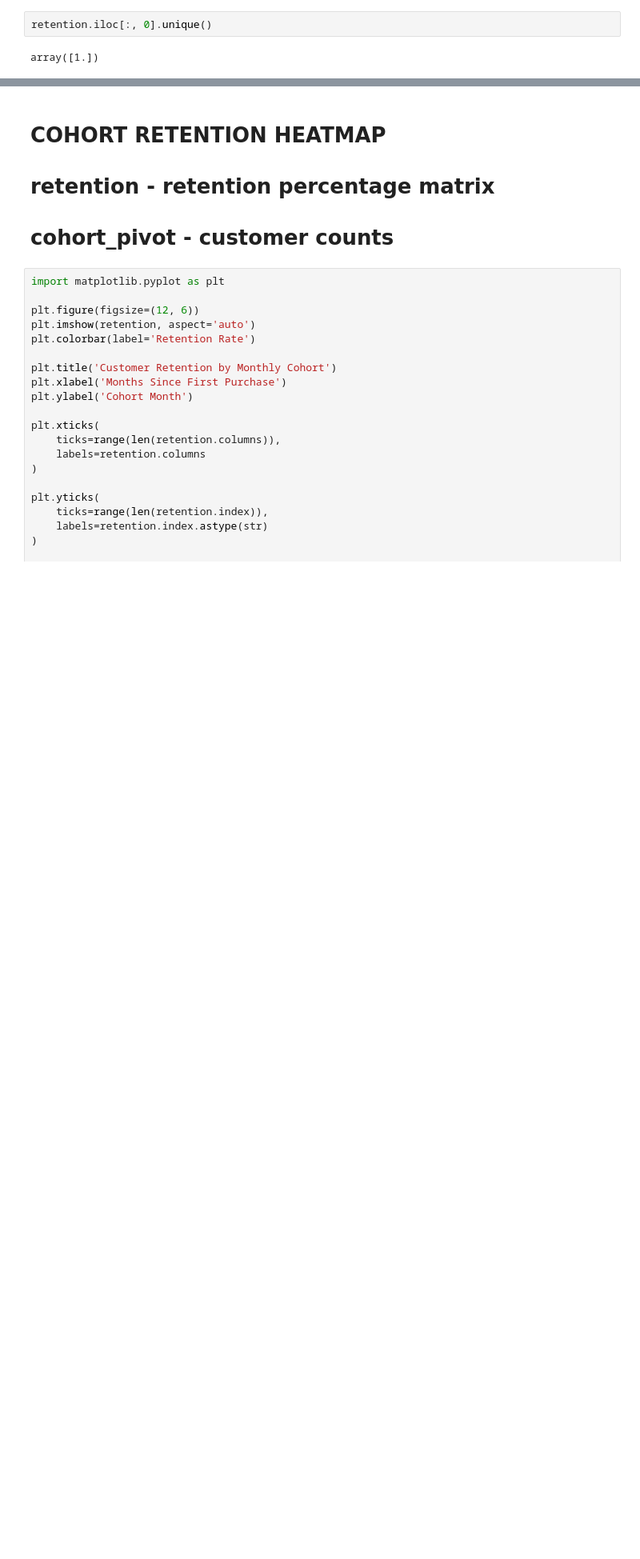
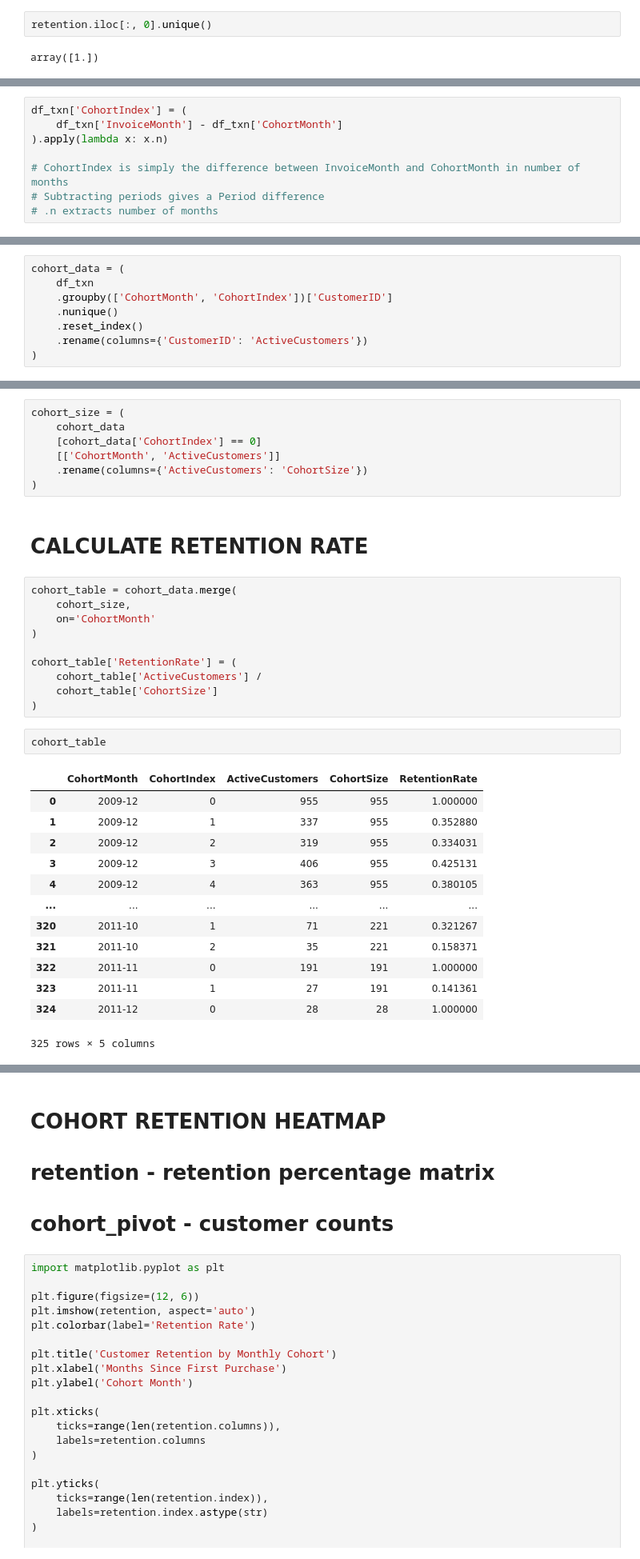
Before and after one commit to Simran-Sh/Online_Retail, a Jupyter notebook: RetailAnalysis.ipynb, the cells around one changed output, grey strips where cells are left out. Shown at 80% size. Drawn from its saved outputs; the diff is of its cells as text; blank space fills up the shorter version.

```diff
--- a/RetailAnalysis.ipynb
+++ b/RetailAnalysis.ipynb
@@ -486,0 +505,8 @@ array([1.])
+# %%
+df_txn['CohortIndex'] = (
+    df_txn['InvoiceMonth'] - df_txn['CohortMonth']
+).apply(lambda x: x.n)
+
+# CohortIndex is simply the difference between InvoiceMonth and CohortMonth in number of months
+# Subtracting periods gives a Period difference
+# .n extracts number of months
@@ -486,0 +515,8 @@ array([1.])
+# %%
+cohort_data = (
+    df_txn
+    .groupby(['CohortMonth', 'CohortIndex'])['CustomerID']
+    .nunique()
+    .reset_index()
+    .rename(columns={'CustomerID': 'ActiveCustomers'})
+)
@@ -486,0 +525,35 @@ array([1.])
+# %%
+cohort_size = (
+    cohort_data
+    [cohort_data['CohortIndex'] == 0]
+    [['CohortMonth', 'ActiveCustomers']]
+    .rename(columns={'ActiveCustomers': 'CohortSize'})
+)
+# %% [markdown]
+# CALCULATE RETENTION RATE
+# %%
+cohort_table = cohort_data.merge(
+    cohort_size,
+    on='CohortMonth'
+)
+
+cohort_table['RetentionRate'] = (
+    cohort_table['ActiveCustomers'] /
+    cohort_table['CohortSize']
+)
+# %%
+cohort_table
+# %% [output]
+|  | CohortMonth | CohortIndex | ActiveCustomers | CohortSize | RetentionRate |
+| 0 | 2009-12 | 0 | 955 | 955 | 1.000000 |
+| 1 | 2009-12 | 1 | 337 | 955 | 0.352880 |
+| 2 | 2009-12 | 2 | 319 | 955 | 0.334031 |
+| 3 | 2009-12 | 3 | 406 | 955 | 0.425131 |
+| 4 | 2009-12 | 4 | 363 | 955 | 0.380105 |
+| ... | ... | ... | ... | ... | ... |
+| 320 | 2011-10 | 1 | 71 | 221 | 0.321267 |
+| 321 | 2011-10 | 2 | 35 | 221 | 0.158371 |
+| 322 | 2011-11 | 0 | 191 | 191 | 1.000000 |
+| 323 | 2011-11 | 1 | 27 | 191 | 0.141361 |
+| 324 | 2011-12 | 0 | 28 | 28 | 1.000000 |
+325 rows × 5 columns
```
Also changed, not shown: parts of 19 cells of this notebook, 5 other files.
